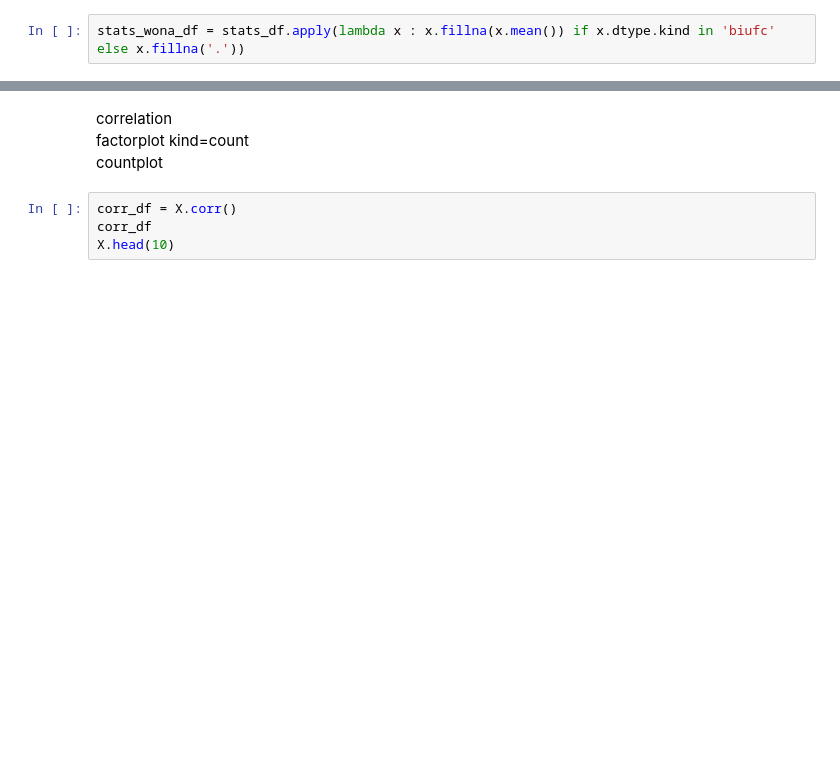
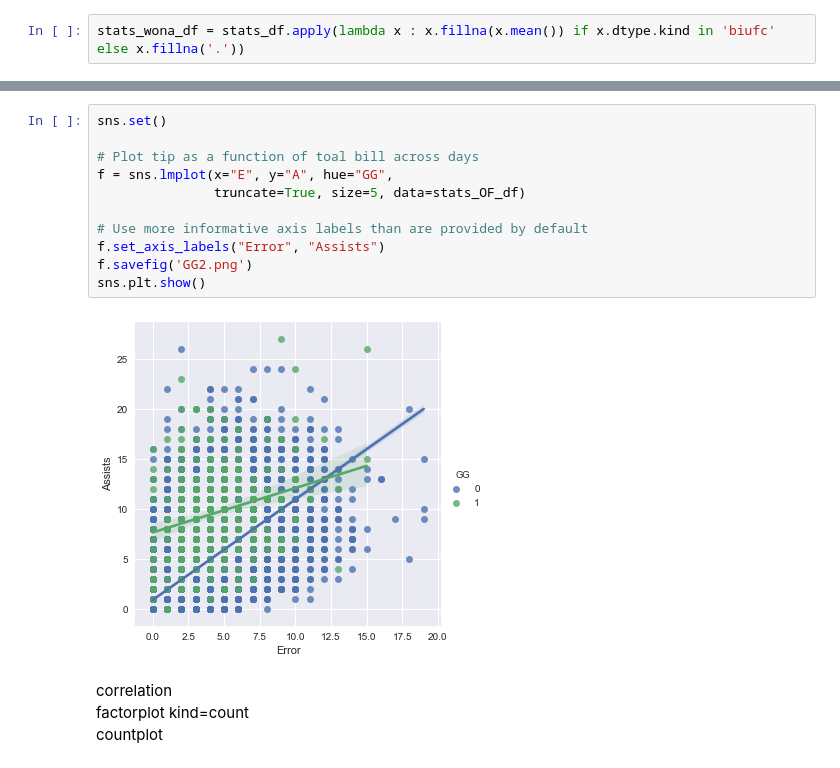
Before and after one commit to oz1717/SFP_GG_award, a Jupyter notebook: GG.ipynb, the cells around one changed output, grey strips where cells are left out. Drawn from its saved outputs; the diff is of its cells as text; blank space fills up the shorter version.

```diff
--- a/GG.ipynb
+++ b/GG.ipynb
@@ -245,8 +320,17 @@ sns.plt.show()
+# %%
+sns.set()
+
+# Plot tip as a function of toal bill across days
+f = sns.lmplot(x="E", y="A", hue="GG",
+               truncate=True, size=5, data=stats_OF_df)
+
+# Use more informative axis labels than are provided by default
+f.set_axis_labels("Error", "Assists")
+f.savefig('GG2.png')
+sns.plt.show()
+# %% [output]
+[figure, added]
 # %% [markdown]
 correlation
 factorplot kind=count
 countplot
-# %%
-corr_df = X.corr()
-corr_df
-X.head(10)
```
Also changed, not shown: parts of 46 cells of this notebook.
